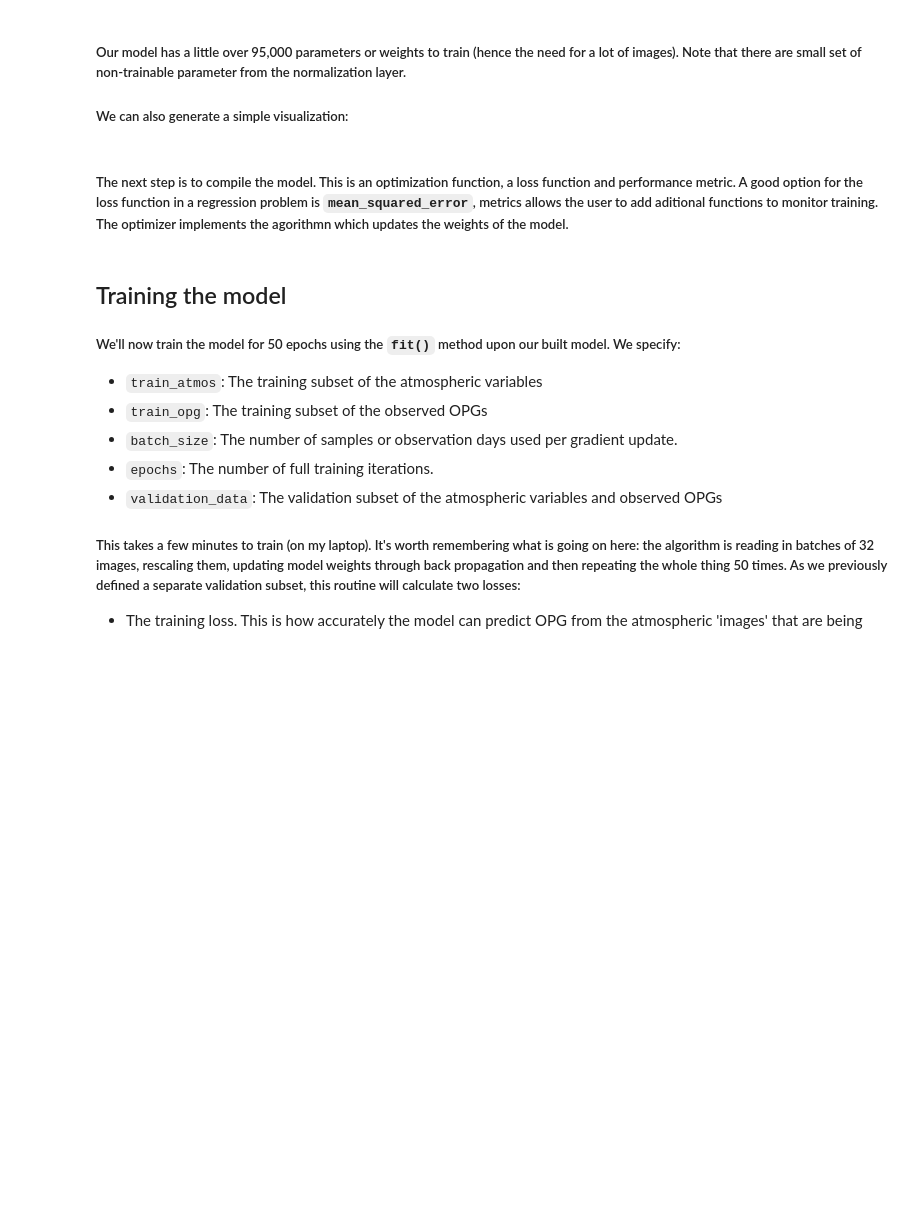
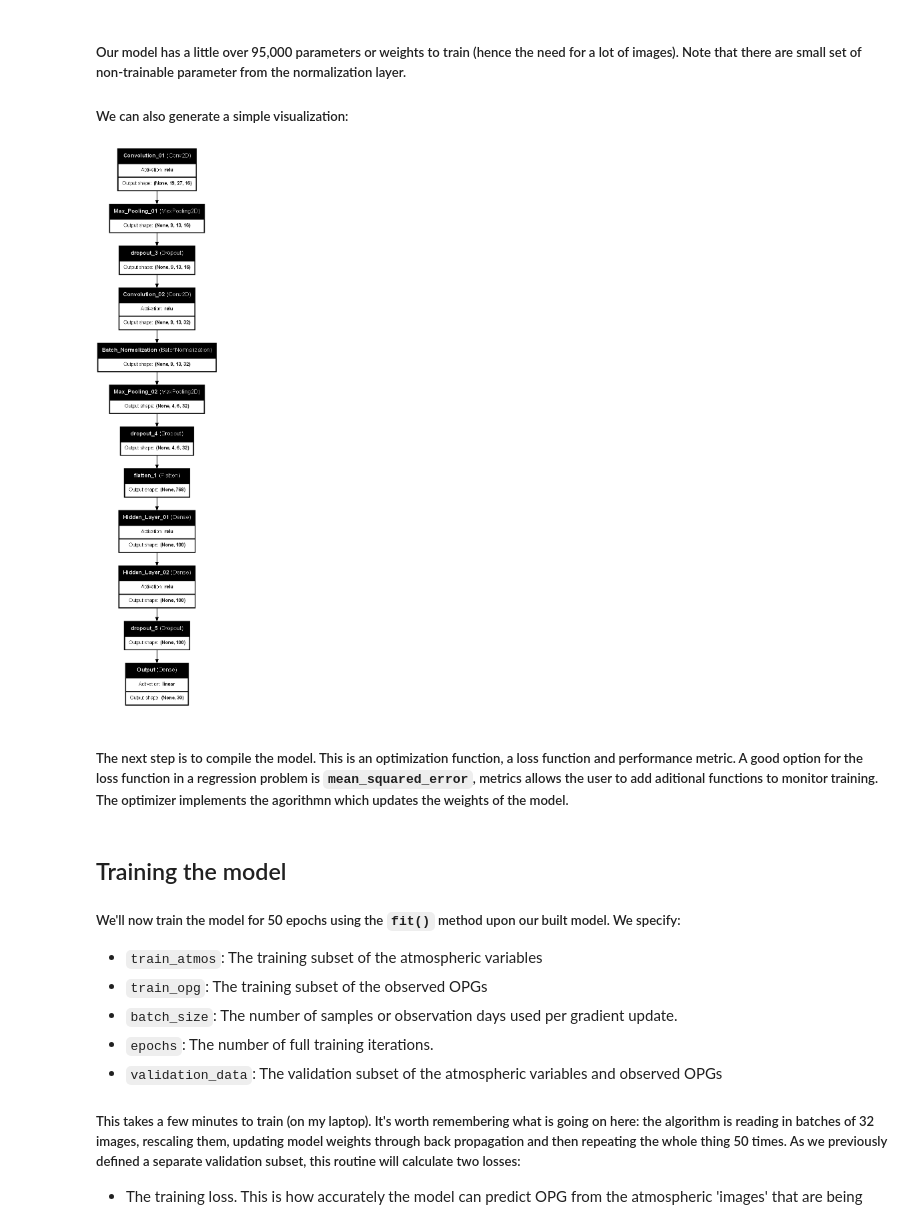
Before and after one commit to s-wolvin/OPG-CNN-Northern-Utah-CIROH-Workshop, a Jupyter notebook: scripts/CIROH_CNN.ipynb, the cells around one changed output. Drawn from its saved outputs; the diff is of its cells as text; code cells hidden in the pictures; blank space fills up the shorter version.

```diff
--- a/scripts/CIROH_CNN.ipynb
+++ b/scripts/CIROH_CNN.ipynb
@@ -189,18 +193,18 @@ model.add(Dense(units = len(facet_list), activation = 'linear'))
 def create_model():
     model = Sequential([
         InputLayer(shape=(latitude, longitude, channels)),
-        Conv2D(filters = 16, kernel_size = (3,3), padding = 'same', activation = 'relu'),
-        MaxPooling2D(pool_size = (2,2)),
+        Conv2D(filters = 16, kernel_size = (3,3), padding = 'same', activation = 'relu', name='Convolution_01'),
+        MaxPooling2D(pool_size = (2,2), name='Max_Pooling_01'),
         Dropout(.25),
-        Conv2D(filters = 32, kernel_size = (3,3), padding = 'same', activation = 'relu'),
-        BatchNormalization(),
-        MaxPooling2D(pool_size = (2,2)),
+        Conv2D(filters = 32, kernel_size = (3,3), padding = 'same', activation = 'relu', name='Convolution_02'),
+        BatchNormalization(name='Batch_Normalization'),
+        MaxPooling2D(pool_size = (2,2), name='Max_Pooling_02'),
         Dropout(.25),
         Flatten(),
-        Dense(units = 100, activation = 'relu'),
-        Dense(units = 100, activation = 'relu'),
+        Dense(units = 100, activation = 'relu', name='Hidden_Layer_01'),
+        Dense(units = 100, activation = 'relu', name='Hidden_Layer_02'),
         Dropout(.25),
-        Dense(units = len(facet_list), activation = 'linear')
+        Dense(units = len(facet_list), activation = 'linear', name='Output')
     ])
     return model
 # %% [markdown]
@@ -214,7 +240,9 @@ model.summary()
 ##### We can also generate a simple visualization:
 # %%
 from tensorflow.keras.utils import plot_model
-plot_model(model, show_shapes=True)
+plot_model(model, show_shapes=True, show_layer_names=True, show_layer_activations=True,dpi=75)
+# %% [output]
+[figure, added]
 # %% [markdown]
 ##### The next step is to compile the model. This is an optimization function, a loss function and performance metric. A good option for the loss function in a regression problem is `mean_squared_error`, metrics allows the user to add aditional functions to monitor training. The optimizer implements the agorithmn which updates the weights of the model.
 # %%
```
Also changed, not shown: parts of 8 cells of this notebook, 9 other files.
